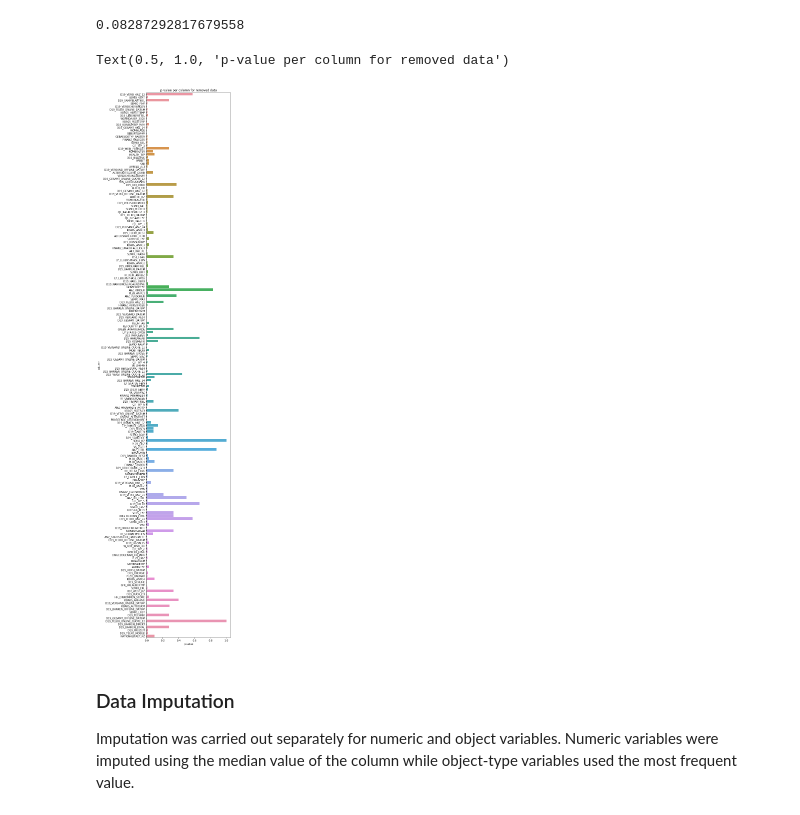
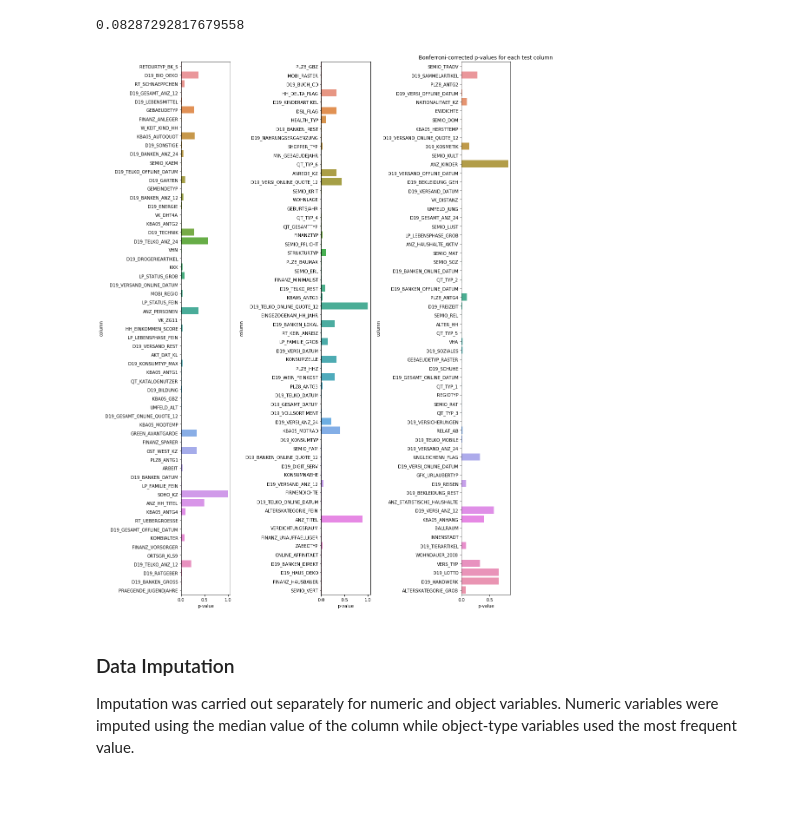
Before and after one commit to bvcmartins/dsnd_capstone, a Jupyter notebook: main.ipynb, the cells around one changed output. Cells and saved outputs as stored; diff of their text form; code cells hidden in the pictures.

```diff
--- a/main.ipynb
+++ b/main.ipynb
@@ -379,23 +369,23 @@ n_tests = len(columns_test)
 ks_df = pd.DataFrame(azdias[columns_test].columns, columns=['col'])
 
 def hypothesis_test(df1, df2, cols):
-    stats = []
+    statistics = []
     pvalues = []
     for col in cols:
         counts_main = df1[col].value_counts().sort_index()
         counts_drop = df2[col].value_counts().sort_index()
         try:
             ch = ks_2samp(counts_main, counts_drop)
-            stats.append(ch.statistic)
+            statistics.append(ch.statistic)
             pvalues.append(ch.pvalue)
         except:
-            stats.append(np.nan)
+            statistics.append(np.nan)
             pvalues.append(np.nan)
 
-    return stats, pvalues
+    return statistics, pvalues
 
-stats, pvalues = hypothesis_test(azdias_below[columns_test], azdias_above[columns_test], azdias_below[columns_test].columns.values)
-ks_df['stats'] = stats
+statistics, pvalues = hypothesis_test(azdias_below[columns_test], azdias_above[columns_test], azdias_below[columns_test].columns.values)
+ks_df['stats'] = statistics
 ks_df['pvalues'] = pvalues
 ks_df.dropna(axis=0, inplace=True)
 # %% [markdown]
@@ -410,16 +400,20 @@ ks_df[ks_df['pvalues']<0.05/n_tests].shape[0] / ks_df.shape[0]
 # %%
 ks_df['pvalues_corrected'] = ks_df['pvalues'].apply(lambda x: x/n_tests)
 # %%
-fig,ax = plt.subplots(figsize=(6,40))
-sns.barplot(y='col', x='pvalues', data=ks_df, ax=ax)
-ax.set_xlabel('p-value')
-ax.set_ylabel('column');
-ax.set_title('p-value per column for removed data')
+n_split = 3
+split_list = np.array_split(ks_df.index, n_split)
+fig,ax = plt.subplots(1,3,figsize=(14,18))
+
+for i in range(n_split):
+    sns.barplot(y='col', x='pvalues', data=ks_df.loc[split_list[i],:], ax=ax[i])
+    ax[i].set_xlabel('p-value')
+    ax[i].set_ylabel('column');
+
 plt.title('Bonferroni-corrected p-values for each test column')
+plt.tight_layout()
 plt.savefig('figures/ks_test.png')
 # %% [output]
-Text(0.5, 1.0, 'p-value per column for removed data')
-[figure, old version]
+[figure, new version]
 # %% [markdown]
 ### Data Imputation
 
```
Also changed, not shown: parts of 107 cells of this notebook, 3 other files.
